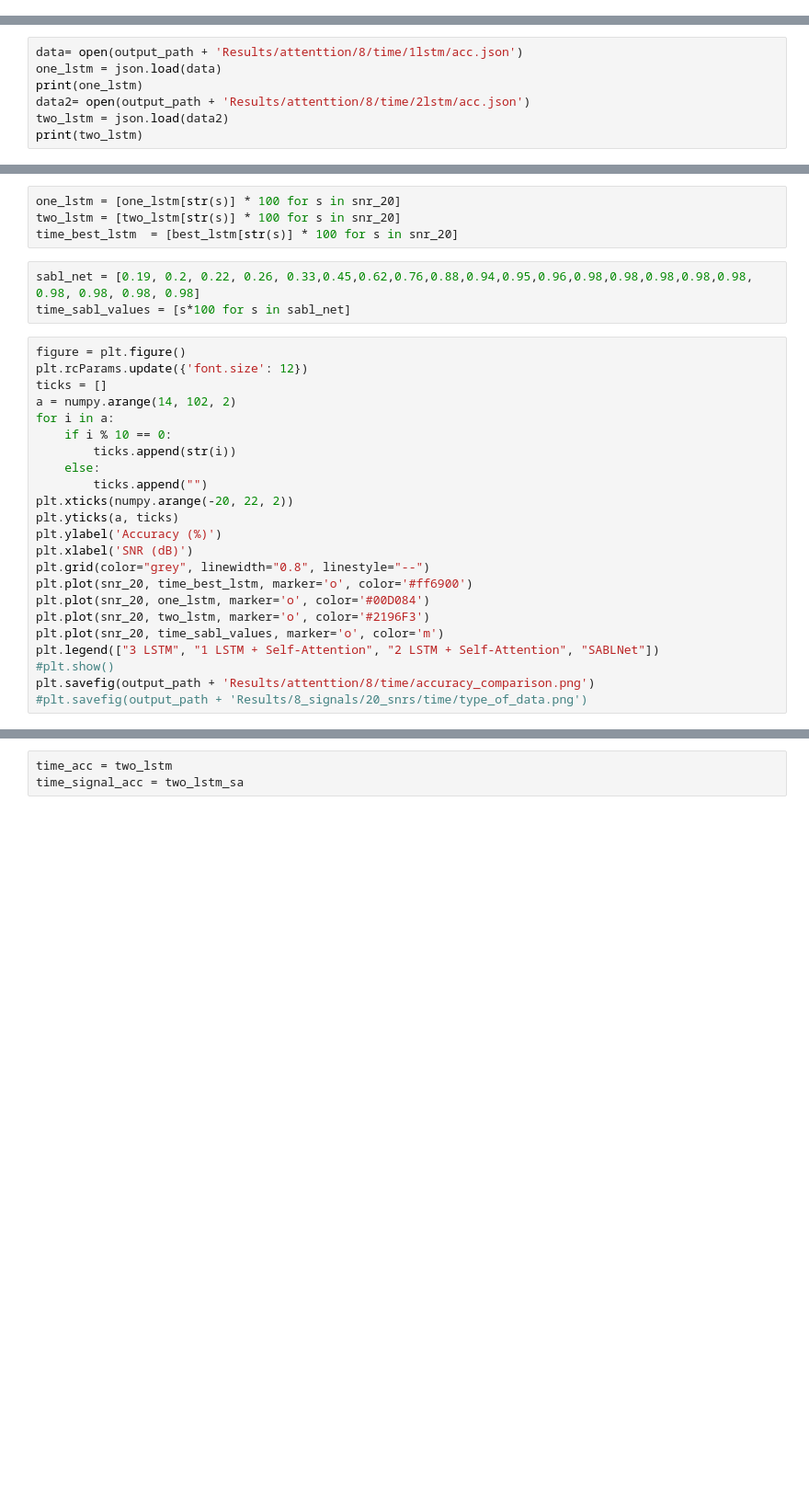
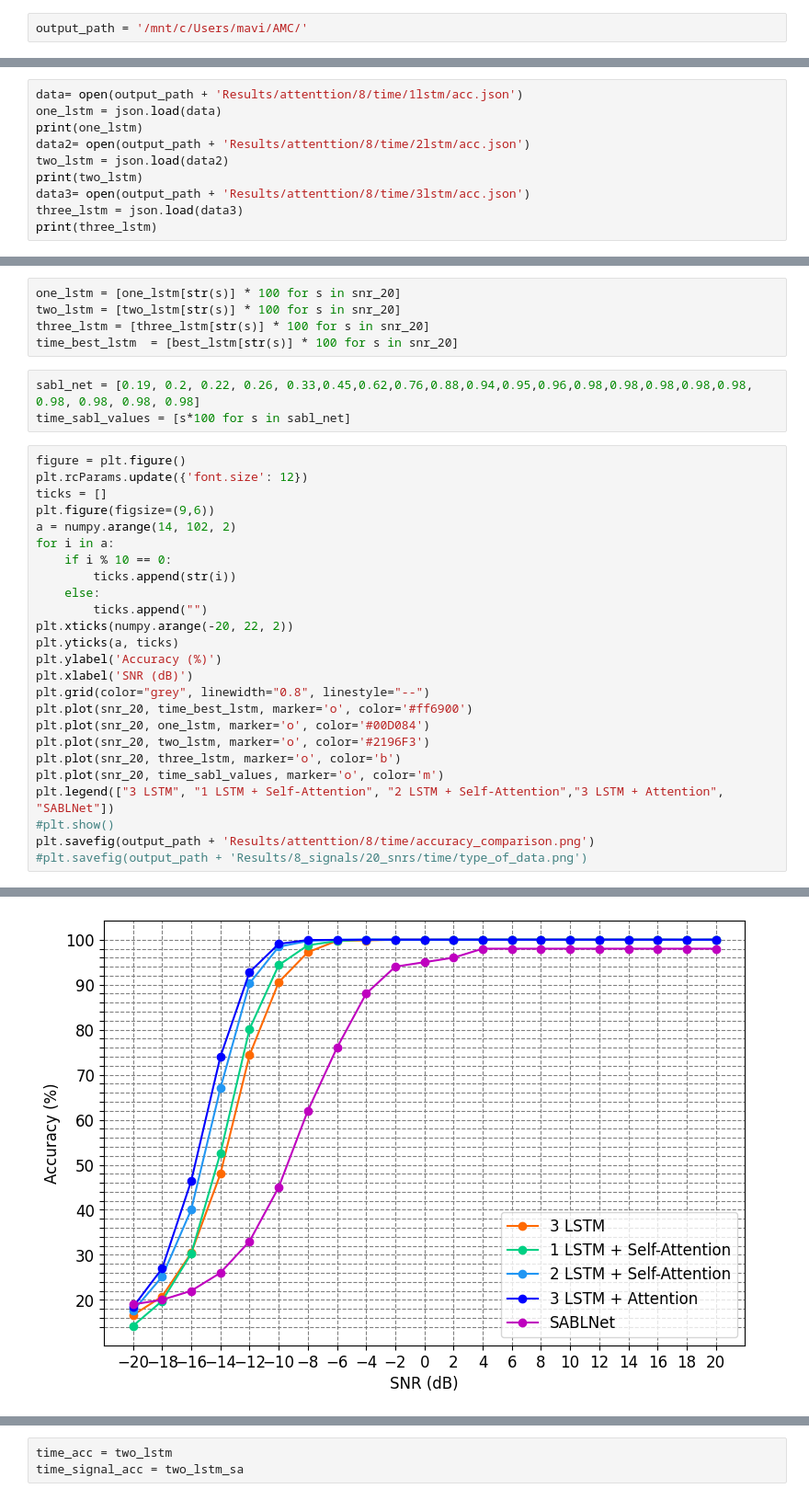
Before and after one commit to soykilian/AMC, a Jupyter notebook: notebooks/results_attention.ipynb, the cells around one changed output, grey strips where cells are left out. Shown at 92% size. Drawn from its saved outputs; the diff is of its cells as text; blank space fills up the shorter version.

```diff
--- a/notebooks/results_attention.ipynb
+++ b/notebooks/results_attention.ipynb
@@ -9,3 +7,5 @@ output_path = '/Users/mariavictoriadacostarivas/Documents/GMR/AMC_transformers/'
+# %%
+output_path = '/mnt/c/Users/mavi/AMC/'
 # %%
 snr_20 = [-20, -18, -16, -14, -12, -10, -8,-6,-4,-2,0,2,4,6,8,10,12,14,16,18,20]
 signals_8 = ['CW','LFM', 'BFSK', 'SIN', 'EXP', 'SFW', 'BPSK', 'BASK']
@@ -19,6 +21,9 @@ print(one_lstm)
 data2= open(output_path + 'Results/attenttion/8/time/2lstm/acc.json')
 two_lstm = json.load(data2)
 print(two_lstm)
+data3= open(output_path + 'Results/attenttion/8/time/3lstm/acc.json')
+three_lstm = json.load(data3)
+print(three_lstm)
 # %% [output]
 {'-20': 0.14208333333333334, '-18': 0.1975, '-16': 0.3025, '-14': 0.5254166666666666, '-12': 0.8016666666666666, '-10': 0.9433333333333334, '-8': 0.9875, '-6': 0.9970833333333333, '-4': 1.0, '-2': 0.9 ...
 {'-20': 0.17541666666666667, '-18': 0.25125, '-16': 0.40041666666666664, '-14': 0.6695833333333333, '-12': 0.9029166666666667, '-10': 0.9841666666666666, '-8': 0.9970833333333333, '-6': 1.0, '-4': 1.0 ...
@@ -47,6 +53,7 @@ best_lstm = {'-20': 0.16583333333333333,
 # %%
 one_lstm = [one_lstm[str(s)] * 100 for s in snr_20]
 two_lstm = [two_lstm[str(s)] * 100 for s in snr_20]
+three_lstm = [three_lstm[str(s)] * 100 for s in snr_20]
 time_best_lstm  = [best_lstm[str(s)] * 100 for s in snr_20]
 # %%
 sabl_net = [0.19, 0.2, 0.22, 0.26, 0.33,0.45,0.62,0.76,0.88,0.94,0.95,0.96,0.98,0.98,0.98,0.98,0.98, 0.98, 0.98, 0.98, 0.98]
@@ -55,6 +62,7 @@ time_sabl_values = [s*100 for s in sabl_net]
 figure = plt.figure()
 plt.rcParams.update({'font.size': 12})
 ticks = []
+plt.figure(figsize=(9,6))
 a = numpy.arange(14, 102, 2)
 for i in a:
     if i % 10 == 0:
@@ -69,8 +77,10 @@ plt.grid(color="grey", linewidth="0.8", linestyle="--")
 plt.plot(snr_20, time_best_lstm, marker='o', color='#ff6900')
 plt.plot(snr_20, one_lstm, marker='o', color='#00D084')
 plt.plot(snr_20, two_lstm, marker='o', color='#2196F3')
+plt.plot(snr_20, three_lstm, marker='o', color='b')
 plt.plot(snr_20, time_sabl_values, marker='o', color='m')
-plt.legend(["3 LSTM", "1 LSTM + Self-Attention", "2 LSTM + Self-Attention", "SABLNet"])
+plt.legend(["3 LSTM", "1 LSTM + Self-Attention", "2 LSTM + Self-Attention","3 LSTM + Attention", "SABLNet"])
 #plt.show()
 plt.savefig(output_path + 'Results/attenttion/8/time/accuracy_comparison.png')
 #plt.savefig(output_path + 'Results/8_signals/20_snrs/time/type_of_data.png')
+# %% [output]
@@ -77,3 +122,4 @@ plt.savefig(output_path + 'Results/attenttion/8/time/accuracy_comparison.png')
+[figure, added]
 # %%
 s_data= open(output_path + 'Results/attenttion/8/time/1lstm/signal_acc.json')
 one_lstm_sa = json.load(s_data)
```
Also changed, not shown: parts of 27 cells of this notebook, 14 other files.
